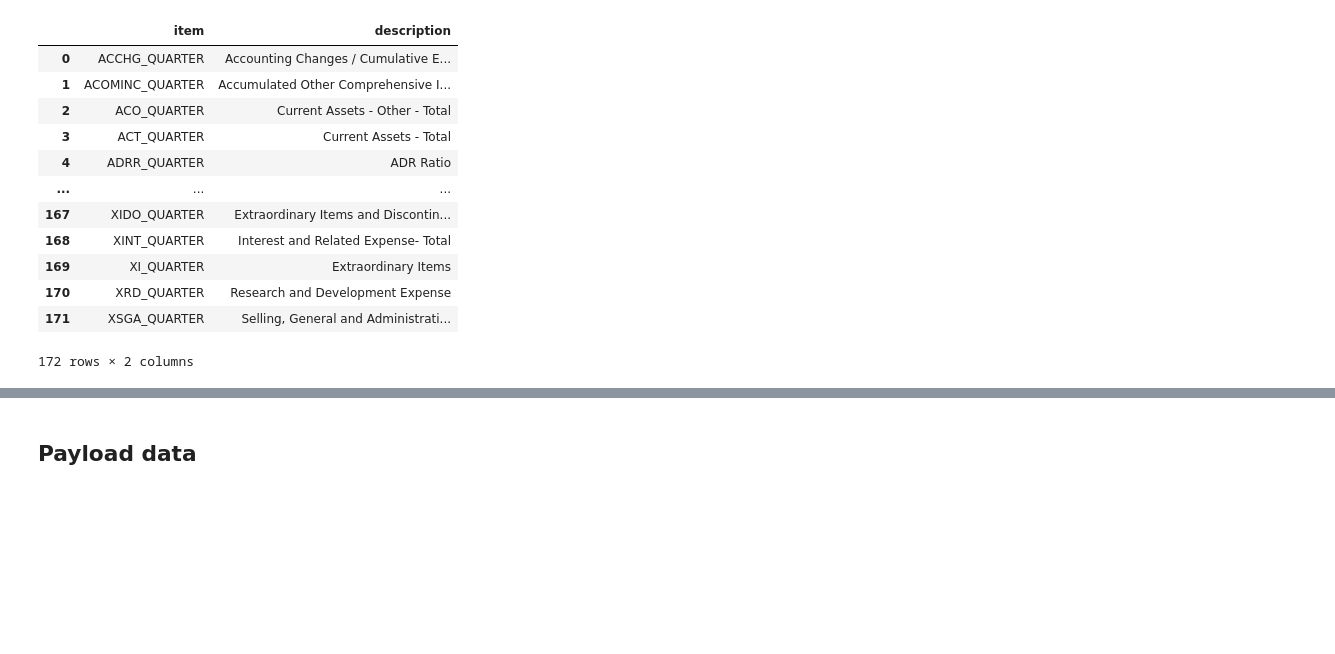
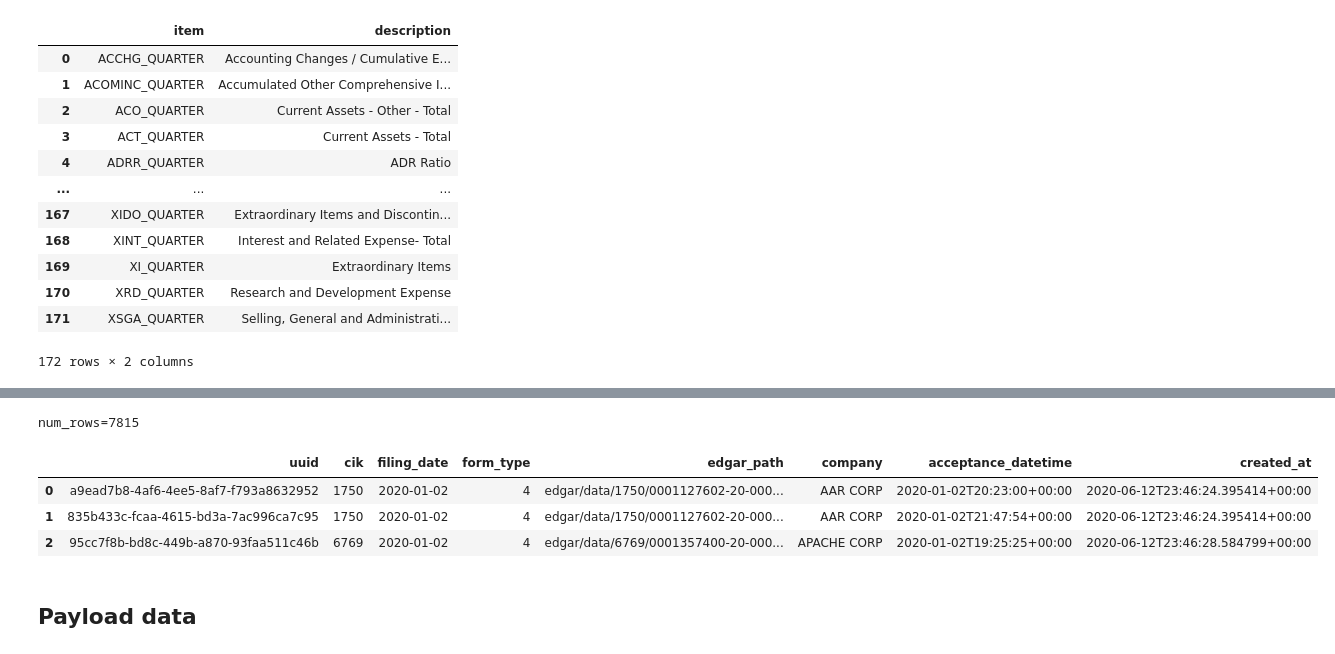
Before and after one commit to ParticleDev/p1_data_client, a Jupyter notebook: notebooks/p1_edgar_data_client_example.ipynb, the cells around one changed output, grey strips where cells are left out. Saved outputs shown, nothing was run; the diff lists cells and outputs as text; code cells hidden in the pictures; blank space fills up the shorter version.

Commit message:
Release 1.5.0: - add method for headers - gzip compressing for an output - bug fixes

```diff
--- a/notebooks/p1_edgar_data_client_example.ipynb
+++ b/notebooks/p1_edgar_data_client_example.ipynb
@@ -82,0 +119,10 @@ item_mapper.get_mapping()
+# %%
+# Get forms for a subset of forms and all CIKs for 1 year.
+headers = client.get_form_headers(
+            form_type=['4'],
+            cik=None,
+            start_date='2020-01-01',
+            end_date='2020-01-31',
+)
+display_df(headers)
+# %% [output]
@@ -83,3 +130,8 @@ item_mapper.get_mapping()
+num_rows=7815
+|  | uuid | cik | filing_date | form_type | edgar_path | company | acceptance_datetime | created_at |
+| 0 | a9ead7b8-4af6-4ee5-8af7-f793a8632952 | 1750 | 2020-01-02 | 4 | edgar/data/1750/0001127602-20-000... | AAR CORP | 2020-01-02T20:23:00+00:00 | 2020-06-12T23:46:24.395414+00:00 |
+| 1 | 835b433c-fcaa-4615-bd3a-7ac996ca7c95 | 1750 | 2020-01-02 | 4 | edgar/data/1750/0001127602-20-000... | AAR CORP | 2020-01-02T21:47:54+00:00 | 2020-06-12T23:46:24.395414+00:00 |
+| 2 | 95cc7f8b-bd8c-449b-a870-93faa511c46b | 6769 | 2020-01-02 | 4 | edgar/data/6769/0001357400-20-000... | APACHE CORP | 2020-01-02T19:25:25+00:00 | 2020-06-12T23:46:28.584799+00:00 |
 # %% [markdown]
 ## Payload data
 # %% [markdown]
```
Also changed, not shown: parts of 55 cells of this notebook, 21 other files.
